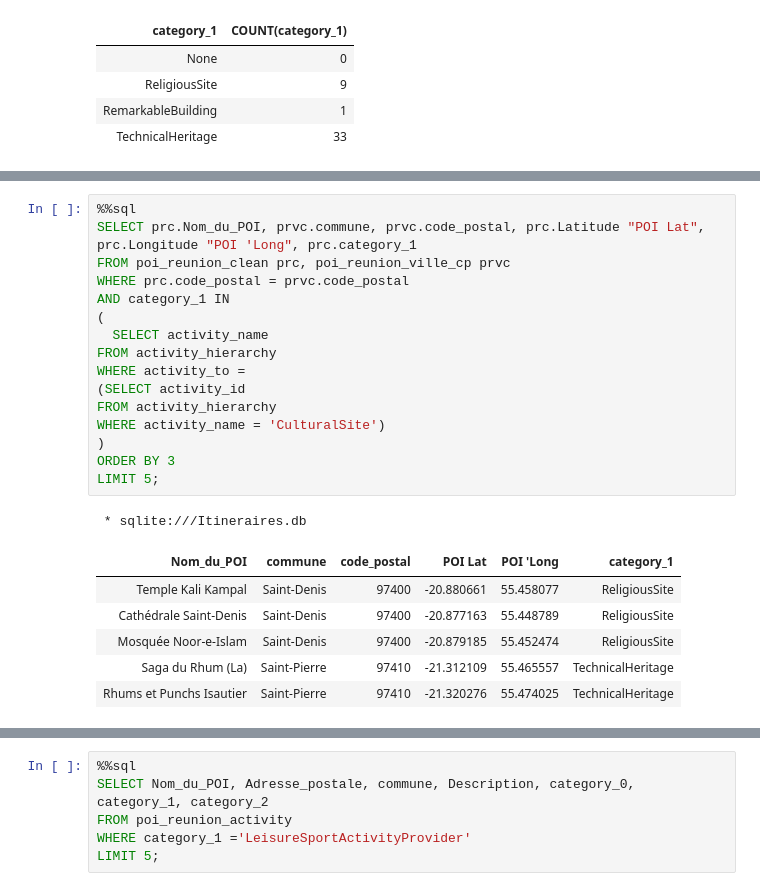
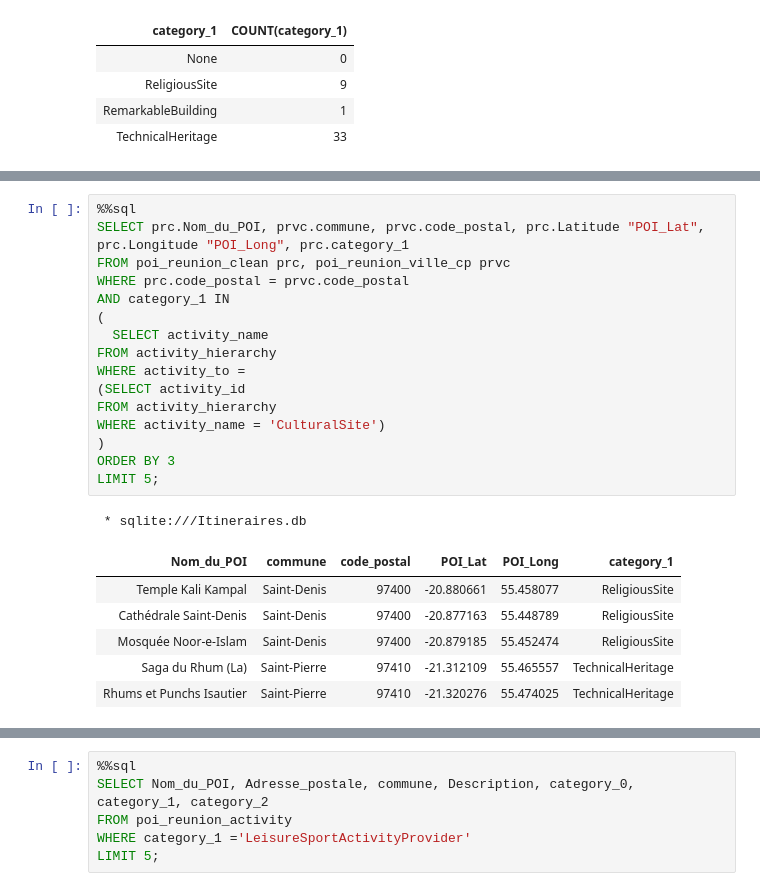
Before and after one commit to OlivierDataS/github_actions, a Jupyter notebook: Projet_Sql.ipynb, the cells around one changed output, grey strips where cells are left out. Cells and saved outputs as stored; diff of their text form.

```diff
--- a/Projet_Sql.ipynb
+++ b/Projet_Sql.ipynb
@@ -541,22 +602,22 @@ ORDER BY 3;
 # %%
 %%sql
-SELECT prc.Nom_du_POI, prvc.commune, prvc.code_postal, prc.Latitude "POI Lat", prc.Longitude "POI 'Long", prc.category_1
+SELECT prc.Nom_du_POI, prvc.commune, prvc.code_postal, prc.Latitude "POI_Lat", prc.Longitude "POI_Long", prc.category_1
 FROM poi_reunion_clean prc, poi_reunion_ville_cp prvc
 WHERE prc.code_postal = prvc.code_postal
 AND category_1 IN
 (
   SELECT activity_name
 FROM activity_hierarchy
 WHERE activity_to =
 (SELECT activity_id
 FROM activity_hierarchy
 WHERE activity_name = 'CulturalSite')
 )
 ORDER BY 3
 LIMIT 5;
 # %% [output]
  * sqlite:///Itineraires.db
-| Nom_du_POI | commune | code_postal | POI Lat | POI 'Long | category_1 |
+| Nom_du_POI | commune | code_postal | POI_Lat | POI_Long | category_1 |
 | Temple Kali Kampal | Saint-Denis | 97400 | -20.880661 | 55.458077 | ReligiousSite |
 | Cathédrale Saint-Denis | Saint-Denis | 97400 | -20.877163 | 55.448789 | ReligiousSite |
 | Mosquée Noor-e-Islam | Saint-Denis | 97400 | -20.879185 | 55.452474 | ReligiousSite |
```
Also changed, not shown: parts of 20 cells of this notebook.
